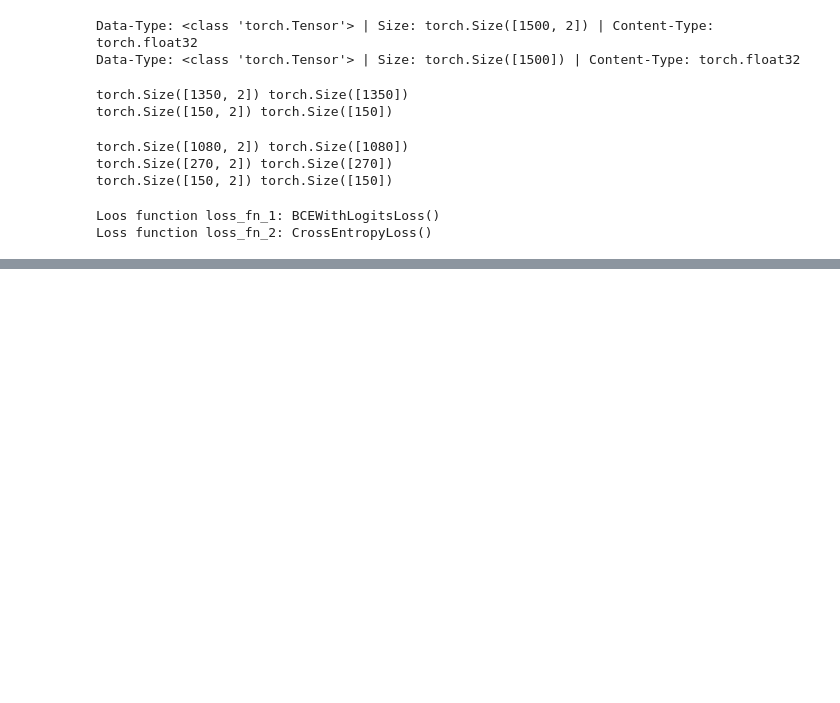
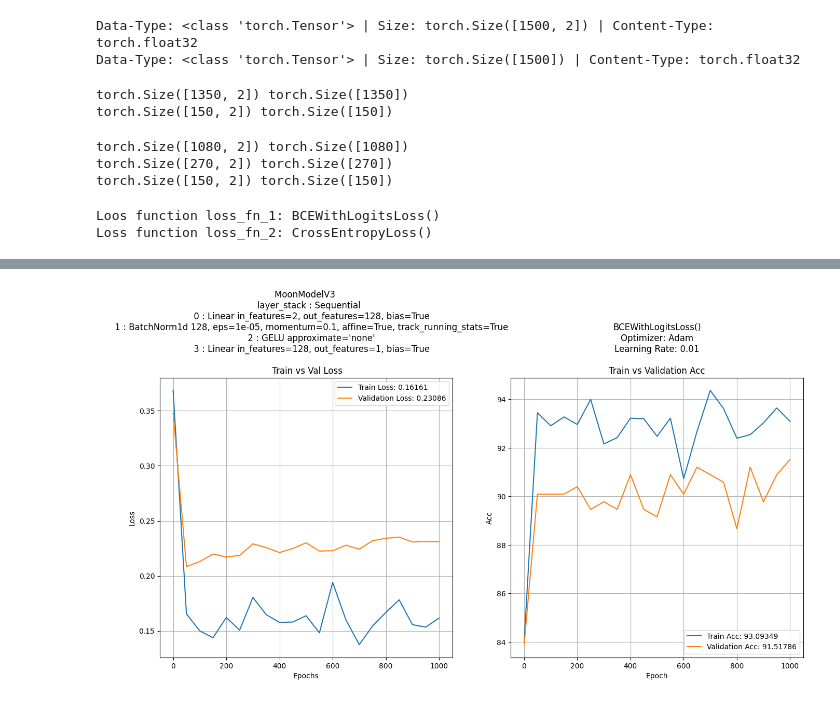
Before and after one commit to marcel1520/ML-course-train-val-test, a Jupyter notebook: training_nn_moons_loop_function.ipynb, the cells around one changed output, grey strips where cells are left out. Drawn from its saved outputs; the diff is of its cells as text; code cells hidden in the pictures; blank space fills up the shorter version.

```diff
--- a/training_nn_moons_loop_function.ipynb
+++ b/training_nn_moons_loop_function.ipynb
@@ -351,0 +443,15 @@ results_V1_2
+# %%
+epochs_count_V3, loss_values_V3_2op1, acc_values_V3_2op1, val_loss_values_V3_2op1, val_acc_values_V3_2op1 = run_experiment(moon_model_V3_2, loss_fn_1, accuracy_fn, adam_001_V3_2,
+                                                                                                                           train_loader, val_loader, 1050, 50, device=None)
+
+final_loss_V3_2op1, final_acc_V3_2op1, final_val_loss_V3_2op1, final_val_acc_V3_2op1 = collecting_final_values(loss_values_V3_2op1, acc_values_V3_2op1,
+                                                                                                               val_loss_values_V3_2op1, val_acc_values_V3_2op1)
+
+moon_model_V3_2_graphs = plot_graphs(moon_model_V3_2_architecture, loss_fn_1,
+                                     adam_001_data[0], adam_001_data[1],
+                                     final_loss_V3_2op1, final_acc_V3_2op1,
+                                     final_val_loss_V3_2op1, final_val_acc_V3_2op1,
+                                     loss_values_V3_2op1, acc_values_V3_2op1,
+                                     val_loss_values_V3_2op1, val_acc_values_V3_2op1,
+                                     epochs_count_V3)
+# %% [output]
@@ -351,0 +475 @@ results_V1_2
+[figure, added]
```
Also changed, not shown: parts of 14 cells of this notebook, 1 other file.
